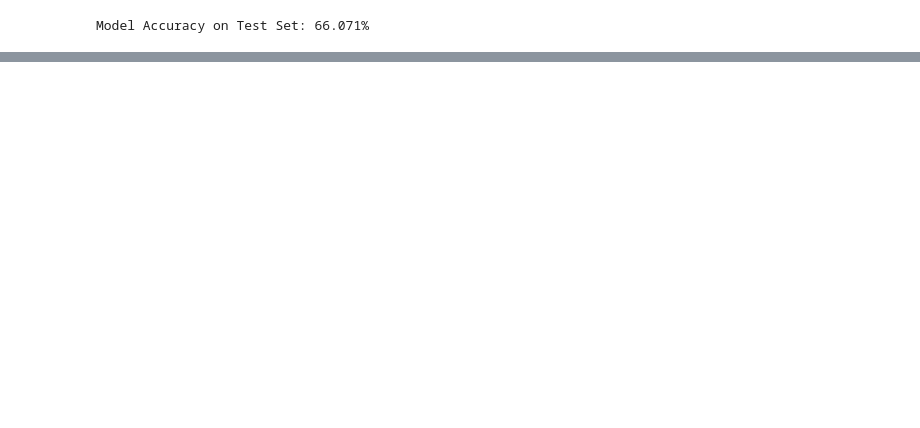
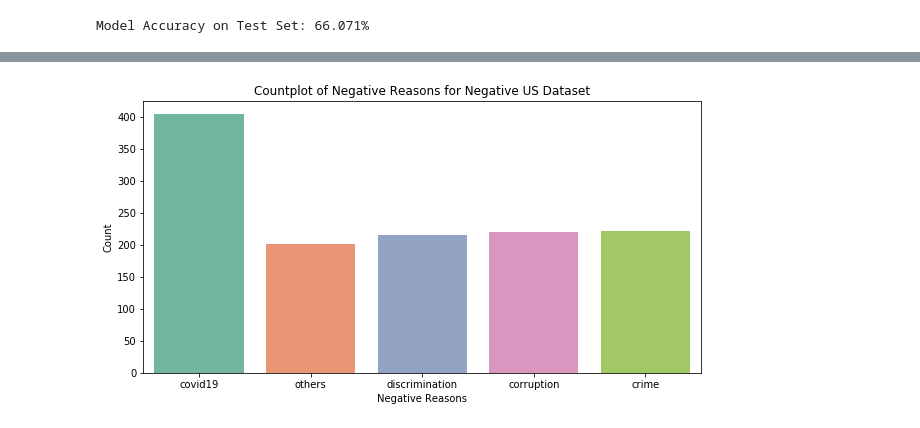
Before and after one commit to atkinssamuel/US-2020-twitter-NLP, a Jupyter notebook: project/atkins_1002951754_assignment3.ipynb, the cells around one changed output, grey strips where cells are left out. Saved outputs shown, nothing was run; the diff lists cells and outputs as text; code cells hidden in the pictures; blank space fills up the shorter version.

```diff
--- a/project/atkins_1002951754_assignment3.ipynb
+++ b/project/atkins_1002951754_assignment3.ipynb
@@ -981,0 +1081,9 @@ Model Accuracy on Test Set: 66.071%
+# %%
+plt.figure(figsize=(10, 5))
+sns.countplot(data=negative_us, x="negative_reason", palette="Set2")
+plt.title("Countplot of Negative Reasons for Negative US Dataset")
+plt.xlabel("Negative Reasons")
+plt.ylabel("Count")
+plt.show()
+# %% [output]
+[figure, added]
```
Also changed, not shown: parts of 50 cells of this notebook.
